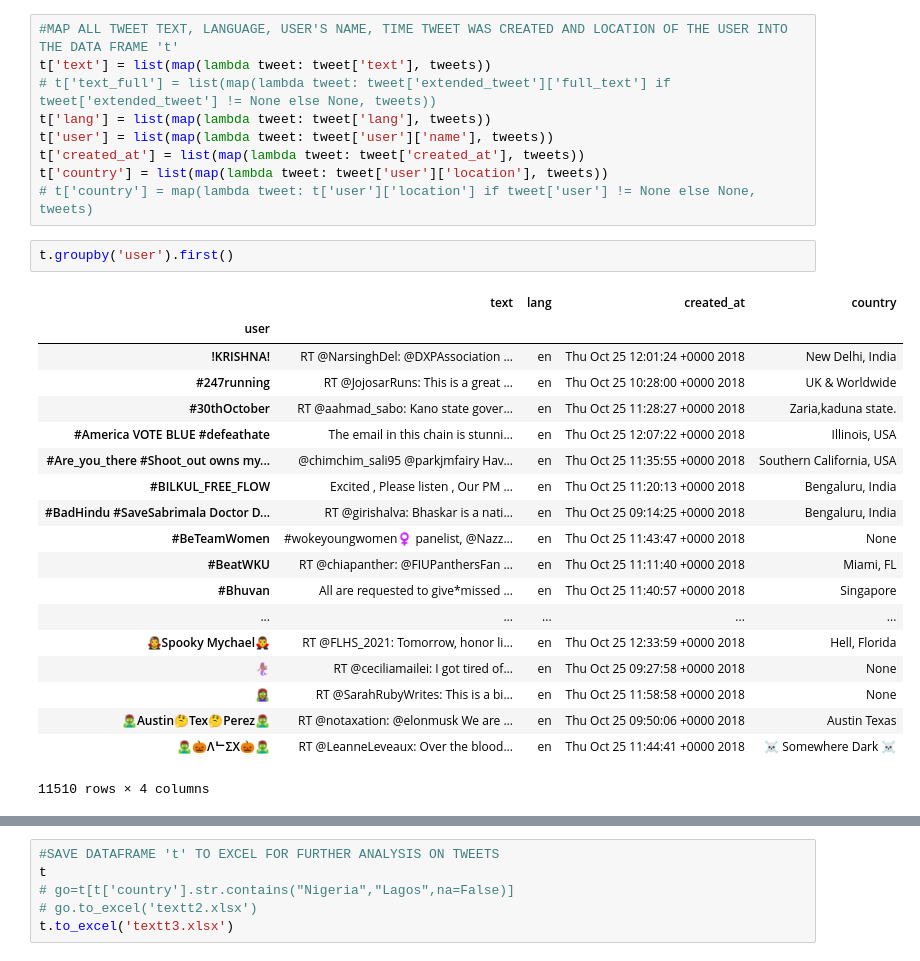
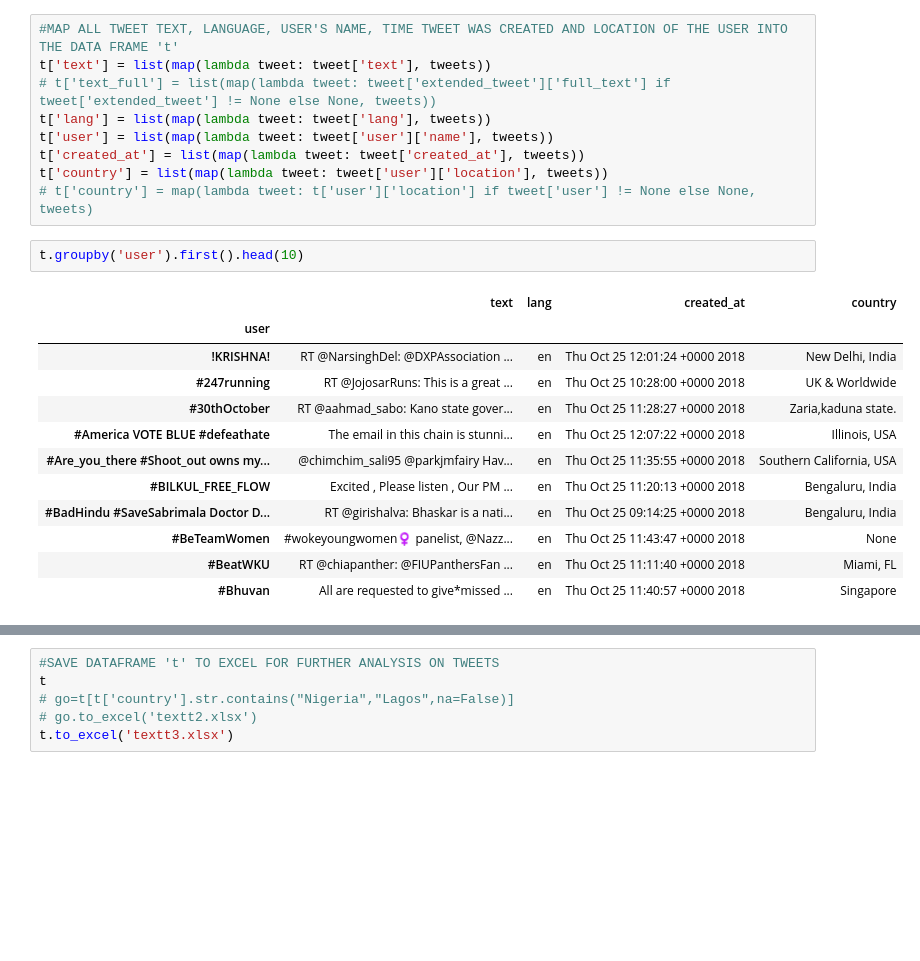
Before and after one commit to leosj1/rcf, a Jupyter notebook: DATA MINING FROM TWITTER.ipynb, the cells around one changed output, grey strips where cells are left out. Drawn from its saved outputs; the diff is of its cells as text; blank space fills up the shorter version.

```diff
--- a/DATA MINING FROM TWITTER.ipynb
+++ b/DATA MINING FROM TWITTER.ipynb
@@ -103,25 +103,18 @@ t['created_at'] = list(map(lambda tweet: tweet['created_at'], tweets))
 t['country'] = list(map(lambda tweet: tweet['user']['location'], tweets))
 # t['country'] = map(lambda tweet: t['user']['location'] if tweet['user'] != None else None, tweets)
 # %%
-t.groupby('user').first()
+t.groupby('user').first().head(10)
 # %% [output]
 |  | text | lang | created_at | country |
 | user |  |  |  |  |
 | !KRISHNA! | RT @NarsinghDel: @DXPAssociation ... | en | Thu Oct 25 12:01:24 +0000 2018 | New Delhi, India |
 | #247running | RT @JojosarRuns: This is a great ... | en | Thu Oct 25 10:28:00 +0000 2018 | UK & Worldwide |
 | #30thOctober | RT @aahmad_sabo: Kano state gover... | en | Thu Oct 25 11:28:27 +0000 2018 | Zaria,kaduna state. |
 | #America VOTE BLUE #defeathate | The email in this chain is stunni... | en | Thu Oct 25 12:07:22 +0000 2018 | Illinois, USA |
 | #Are_you_there #Shoot_out owns my... | @chimchim_sali95 @parkjmfairy Hav... | en | Thu Oct 25 11:35:55 +0000 2018 | Southern California, USA |
 | #BILKUL_FREE_FLOW | Excited , Please listen , Our PM ... | en | Thu Oct 25 11:20:13 +0000 2018 | Bengaluru, India |
 | #BadHindu #SaveSabrimala Doctor D... | RT @girishalva: Bhaskar is a nati... | en | Thu Oct 25 09:14:25 +0000 2018 | Bengaluru, India |
 | #BeTeamWomen | #wokeyoungwomen♀️ panelist, @Nazz... | en | Thu Oct 25 11:43:47 +0000 2018 | None |
 | #BeatWKU | RT @chiapanther: @FIUPanthersFan ... | en | Thu Oct 25 11:11:40 +0000 2018 | Miami, FL |
 | #Bhuvan | All are requested to give*missed ... | en | Thu Oct 25 11:40:57 +0000 2018 | Singapore |
-| ... | ... | ... | ... | ... |
-| 🧛‍♀️Spooky Mychael🧛‍♂️ | RT @FLHS_2021: Tomorrow, honor li... | en | Thu Oct 25 12:33:59 +0000 2018 | Hell, Florida |
-| 🧜🏽‍♀️ | RT @ceciliamailei: I got tired of... | en | Thu Oct 25 09:27:58 +0000 2018 | None |
-| 🧟‍♀️ | RT @SarahRubyWrites: This is a bi... | en | Thu Oct 25 11:58:58 +0000 2018 | None |
-| 🧟‍♂️Austin🤔Tex🤔Perez🧟‍♂️ | RT @notaxation: @elonmusk We are ... | en | Thu Oct 25 09:50:06 +0000 2018 | Austin Texas |
-| 🧟‍♂️🎃ΛᄂΣX🎃🧟‍♂️ | RT @LeanneLeveaux: Over the blood... | en | Thu Oct 25 11:44:41 +0000 2018 | ☠ Somewhere Dark ☠ |
-11510 rows × 4 columns
 # %%
```
Also changed, not shown: parts of 2 cells of this notebook, 2 other files.
